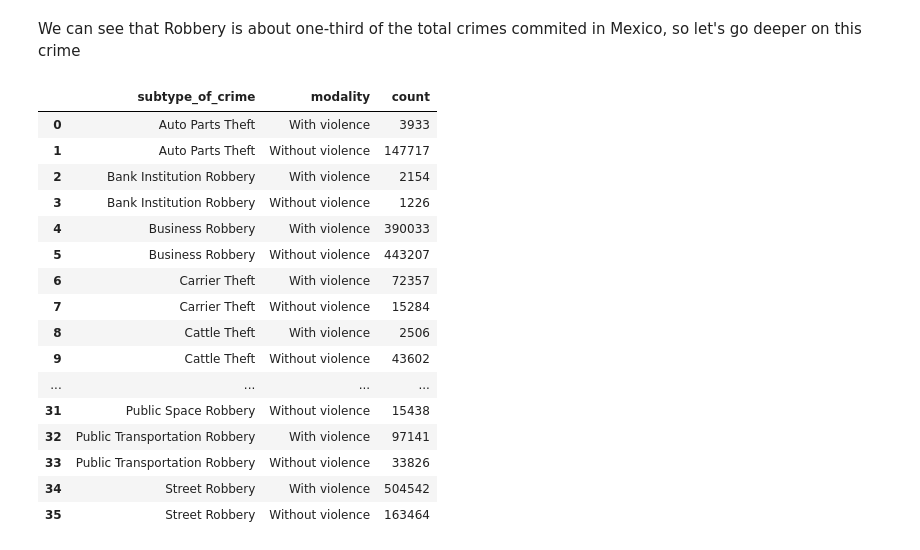
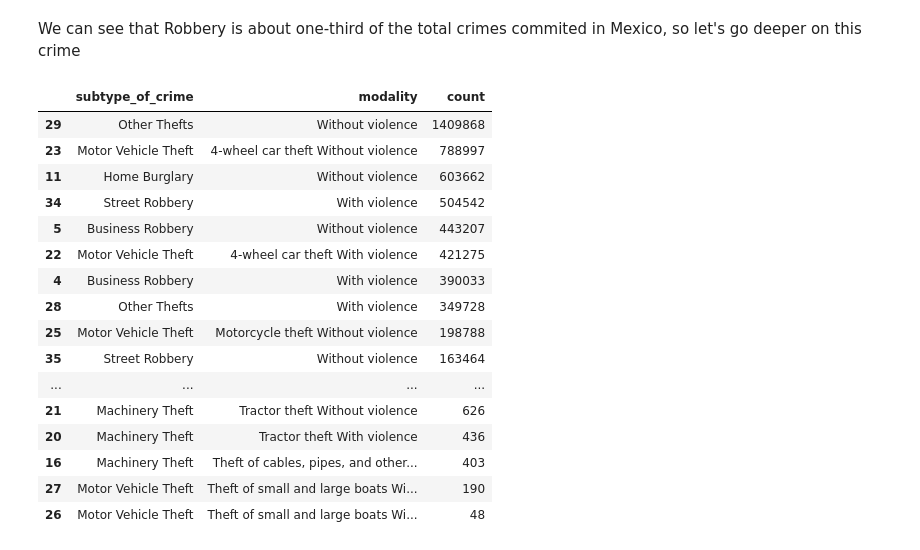
Before and after one commit to AlanSoloR/Portfolio, a Jupyter notebook: DataExplorationAndVisual.ipynb, the cells around one changed output. Cells and saved outputs as stored; diff of their text form; code cells hidden in the pictures.

Commit message:
Analysis of types and subtypes of crimes with tables

```diff
--- a/DataExplorationAndVisual.ipynb
+++ b/DataExplorationAndVisual.ipynb
@@ -92,22 +92,22 @@ top_3_crimes
 We can see that Robbery is about one-third of the total crimes commited in Mexico, so let's go deeper on this crime
 # %%
 robbery_subtypes = crimes_in_mexico[crimes_in_mexico['type_of_crime'] == 'Robbery']
-robbery_subtypes[['subtype_of_crime','count','modality']].groupby(['subtype_of_crime','modality']).sum().reset_index()
+robbery_subtypes[['subtype_of_crime','count','modality']].groupby(['subtype_of_crime','modality']).sum().reset_index().sort_values(by='count',ascending=False)[:5]
 # %% [output]
 |  | subtype_of_crime | modality | count |
-| 0 | Auto Parts Theft | With violence | 3933 |
-| 1 | Auto Parts Theft | Without violence | 147717 |
-| 2 | Bank Institution Robbery | With violence | 2154 |
-| 3 | Bank Institution Robbery | Without violence | 1226 |
+| 29 | Other Thefts | Without violence | 1409868 |
+| 23 | Motor Vehicle Theft | 4-wheel car theft Without violence | 788997 |
+| 11 | Home Burglary | Without violence | 603662 |
+| 34 | Street Robbery | With violence | 504542 |
+| 5 | Business Robbery | Without violence | 443207 |
+| 22 | Motor Vehicle Theft | 4-wheel car theft With violence | 421275 |
 | 4 | Business Robbery | With violence | 390033 |
-| 5 | Business Robbery | Without violence | 443207 |
-| 6 | Carrier Theft | With violence | 72357 |
-| 7 | Carrier Theft | Without violence | 15284 |
-| 8 | Cattle Theft | With violence | 2506 |
-| 9 | Cattle Theft | Without violence | 43602 |
+| 28 | Other Thefts | With violence | 349728 |
+| 25 | Motor Vehicle Theft | Motorcycle theft Without violence | 198788 |
+| 35 | Street Robbery | Without violence | 163464 |
 | ... | ... | ... | ... |
-| 31 | Public Space Robbery | Without violence | 15438 |
-| 32 | Public Transportation Robbery | With violence | 97141 |
-| 33 | Public Transportation Robbery | Without violence | 33826 |
-| 34 | Street Robbery | With violence | 504542 |
-| 35 | Street Robbery | Without violence | 163464 |
+| 21 | Machinery Theft | Tractor theft Without violence | 626 |
+| 20 | Machinery Theft | Tractor theft With violence | 436 |
+| 16 | Machinery Theft | Theft of cables, pipes, and other... | 403 |
+| 27 | Motor Vehicle Theft | Theft of small and large boats Wi... | 190 |
+| 26 | Motor Vehicle Theft | Theft of small and large boats Wi... | 48 |
```
